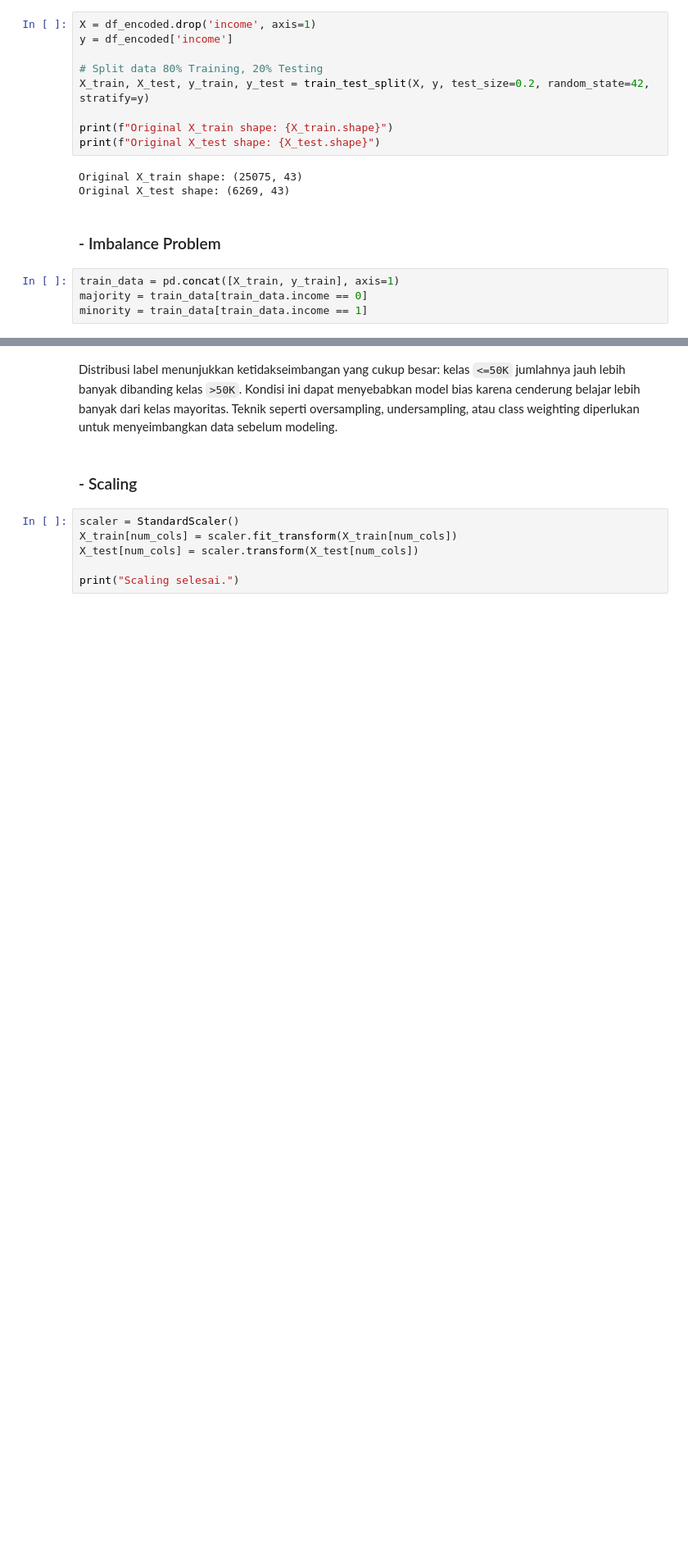
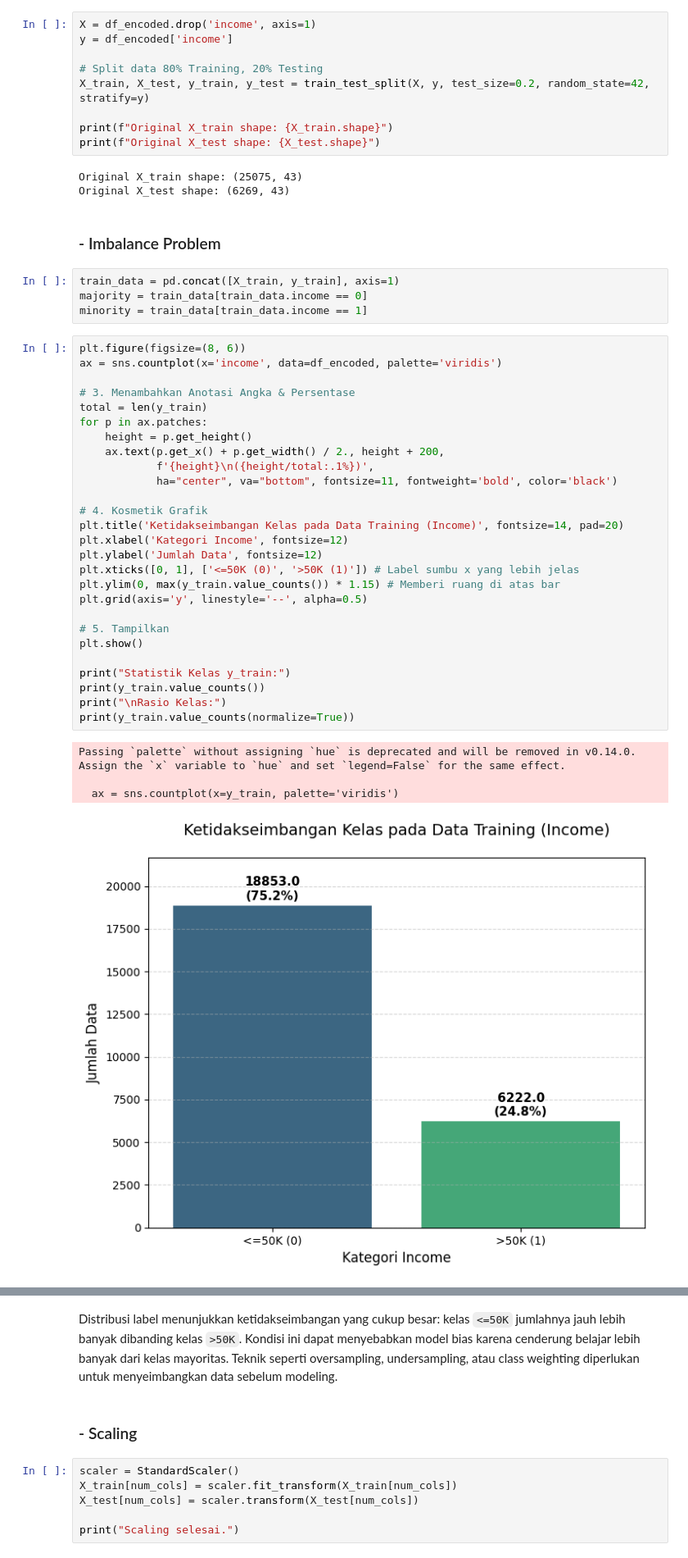
Before and after one commit to firmannaibaho/Tubes_PrakML, a Jupyter notebook: tubes.ipynb, the cells around one changed output, grey strips where cells are left out. Shown at 82% size. Saved outputs shown, nothing was run; the diff lists cells and outputs as text; blank space fills up the shorter version.

```diff
--- a/tubes.ipynb
+++ b/tubes.ipynb
@@ -372,3 +372,35 @@ Original X_test shape: (6269, 43)
 train_data = pd.concat([X_train, y_train], axis=1)
 majority = train_data[train_data.income == 0]
 minority = train_data[train_data.income == 1]
+# %%
+plt.figure(figsize=(8, 6))
+ax = sns.countplot(x='income', data=df_encoded, palette='viridis')
+
+# 3. Menambahkan Anotasi Angka & Persentase
+total = len(y_train)
+for p in ax.patches:
+    height = p.get_height()
+    ax.text(p.get_x() + p.get_width() / 2., height + 200,
+            f'{height}\n({height/total:.1%})',
+            ha="center", va="bottom", fontsize=11, fontweight='bold', color='black')
+
+# 4. Kosmetik Grafik
+plt.title('Ketidakseimbangan Kelas pada Data Training (Income)', fontsize=14, pad=20)
+plt.xlabel('Kategori Income', fontsize=12)
+plt.ylabel('Jumlah Data', fontsize=12)
+plt.xticks([0, 1], ['<=50K (0)', '>50K (1)']) # Label sumbu x yang lebih jelas
+plt.ylim(0, max(y_train.value_counts()) * 1.15) # Memberi ruang di atas bar
+plt.grid(axis='y', linestyle='--', alpha=0.5)
+
+# 5. Tampilkan
+plt.show()
+
+print("Statistik Kelas y_train:")
+print(y_train.value_counts())
+print("\nRasio Kelas:")
+print(y_train.value_counts(normalize=True))
+# %% [output]
+Passing `palette` without assigning `hue` is deprecated and will be removed in v0.14.0. Assign the `x` variable to `hue` and set `legend=False` for the same effect.
+
+  ax = sns.countplot(x=y_train, palette='viridis')
+[figure, added]
```
Also changed, not shown: parts of 13 cells of this notebook, 1 other file.
